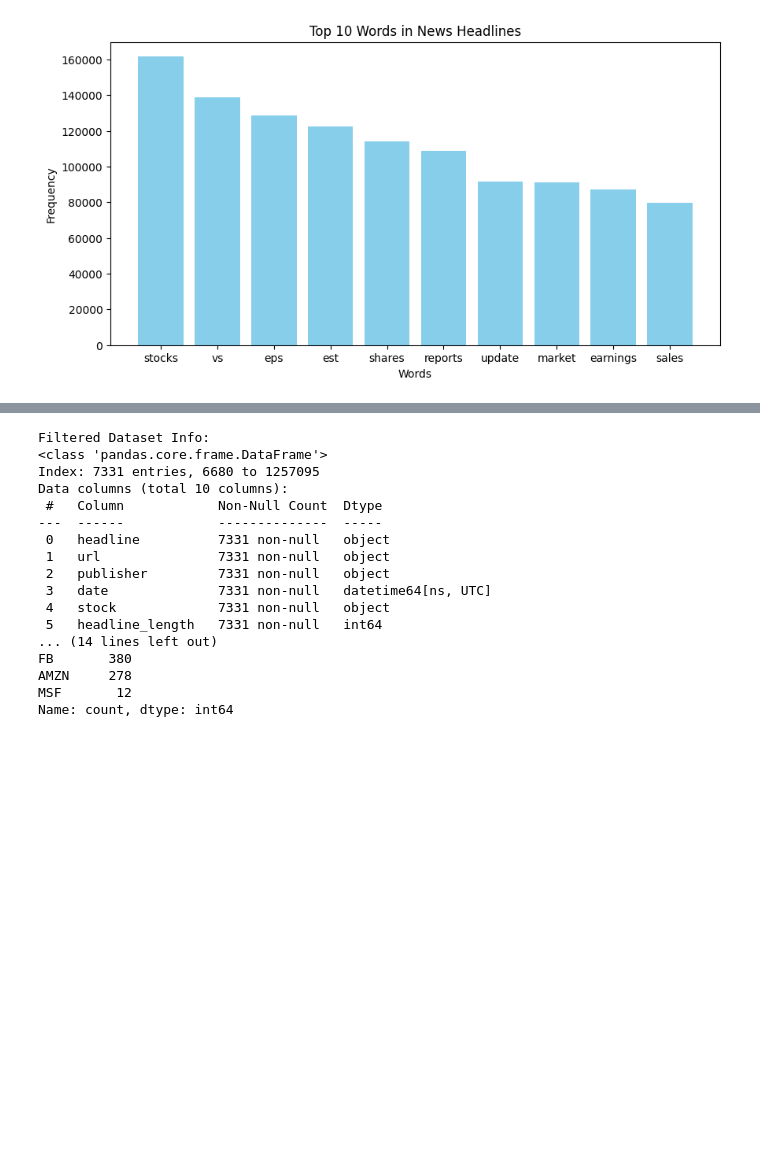
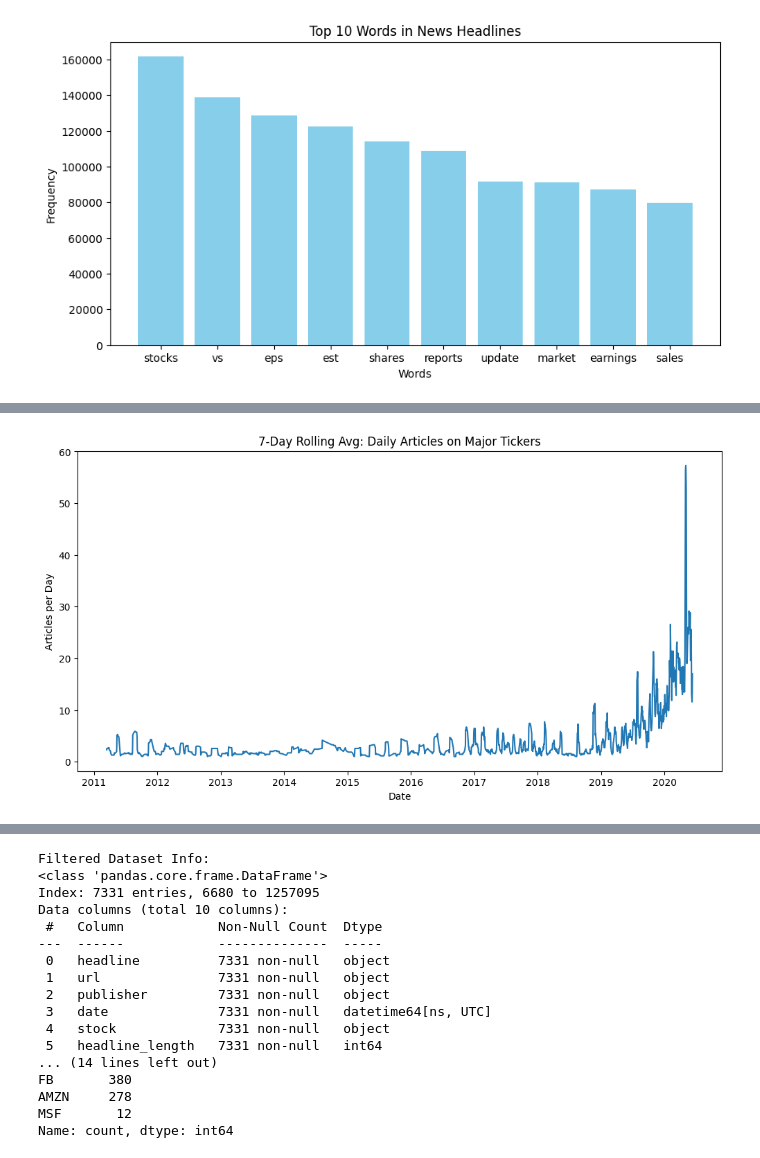
Before and after one commit to Dibora12/news_impact_price_analysis, a Jupyter notebook: notebooks/eda_news.ipynb, the cells around one changed output, grey strips where cells are left out. Drawn from its saved outputs; the diff is of its cells as text; code cells hidden in the pictures; blank space fills up the shorter version.

```diff
--- a/notebooks/eda_news.ipynb
+++ b/notebooks/eda_news.ipynb
@@ -184,0 +198,9 @@ Name: count, dtype: int64
+# %%
+plt.figure(figsize=(12, 6))
+daily_counts_filtered.rolling(7).mean().plot()
+plt.title('7-Day Rolling Avg: Daily Articles on Major Tickers')
+plt.xlabel('Date')
+plt.ylabel('Articles per Day')
+plt.show()
+# %% [output]
+[figure, added]
```
Also changed, not shown: parts of 3 cells of this notebook.
